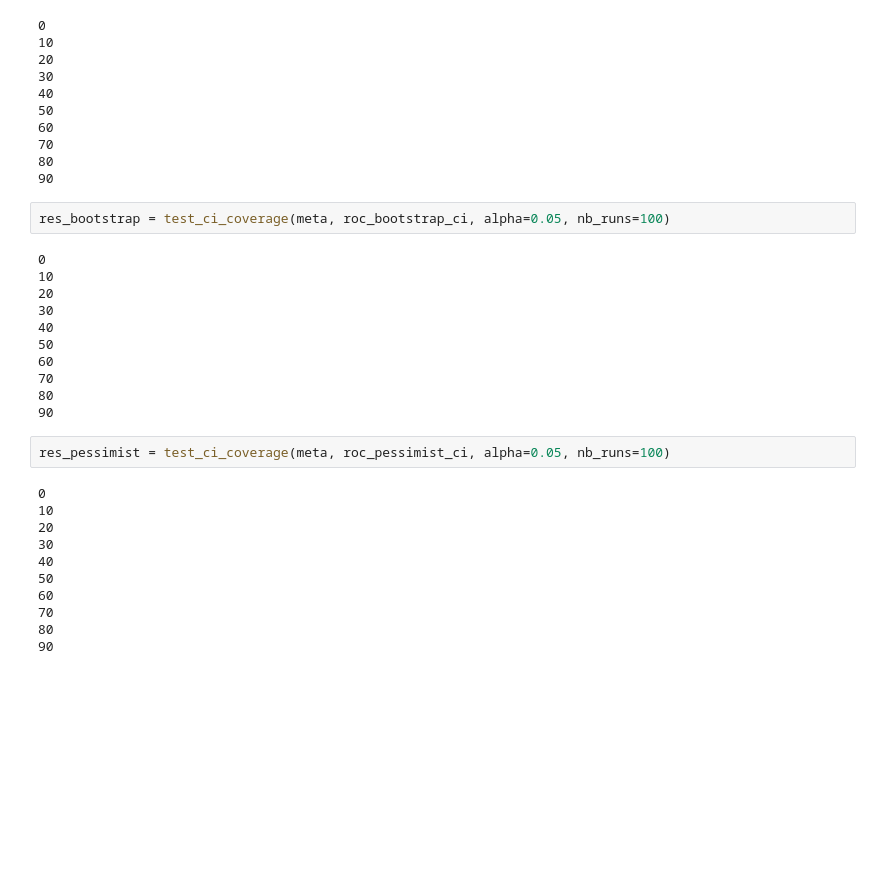
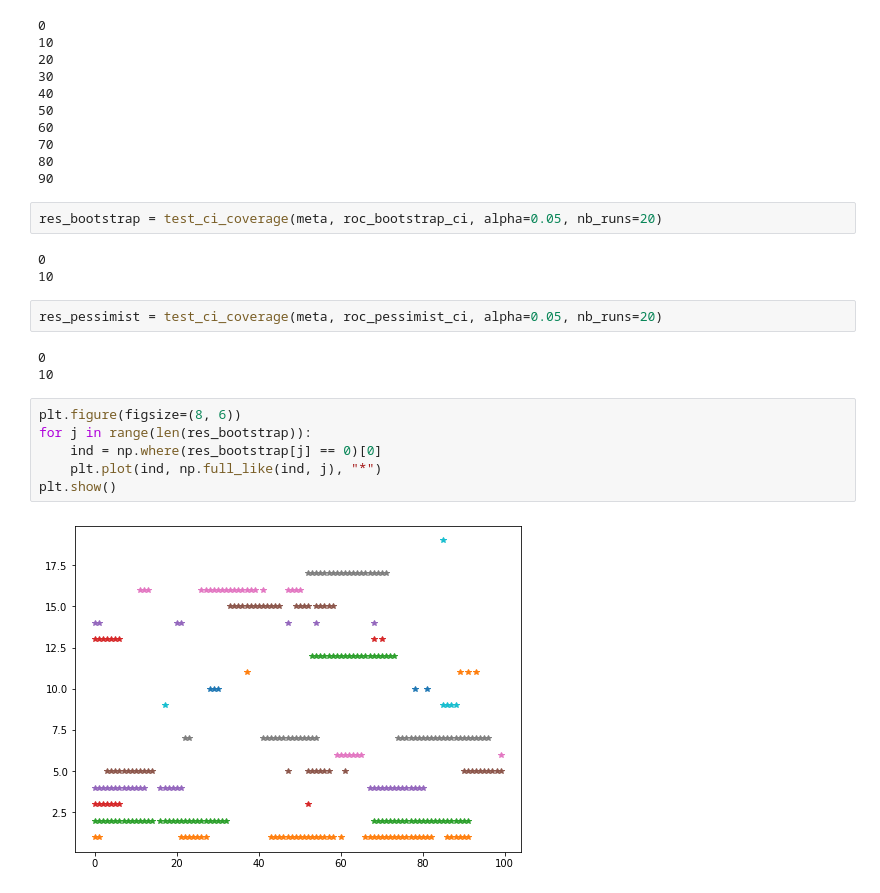
Before and after one commit to martinsbruveris/score-analysis, a Jupyter notebook: notebooks/roc-ci-experiments.ipynb, the cells around one changed output. Cells and saved outputs as stored; diff of their text form; blank space fills up the shorter version.

```diff
--- a/notebooks/roc-ci-experiments.ipynb
+++ b/notebooks/roc-ci-experiments.ipynb
@@ -366,30 +371,22 @@ res_binomial = test_ci_coverage(meta, roc_binomial_ci, alpha=0.05, nb_runs=100)
 80
 90
 # %%
-res_bootstrap = test_ci_coverage(meta, roc_bootstrap_ci, alpha=0.05, nb_runs=100)
+res_bootstrap = test_ci_coverage(meta, roc_bootstrap_ci, alpha=0.05, nb_runs=20)
 # %% [output]
 0
 10
-20
-30
-40
-50
-60
-70
-80
-90
 # %%
-res_pessimist = test_ci_coverage(meta, roc_pessimist_ci, alpha=0.05, nb_runs=100)
+res_pessimist = test_ci_coverage(meta, roc_pessimist_ci, alpha=0.05, nb_runs=20)
 # %% [output]
 0
 10
-20
-30
-40
-50
-60
-70
-80
-90
+# %%
+plt.figure(figsize=(8, 6))
+for j in range(len(res_bootstrap)):
+    ind = np.where(res_bootstrap[j] == 0)[0]
+    plt.plot(ind, np.full_like(ind, j), "*")
+plt.show()
+# %% [output]
+[figure, added]
 # %%
 plt.figure()
```
Also changed, not shown: parts of 15 cells of this notebook.
